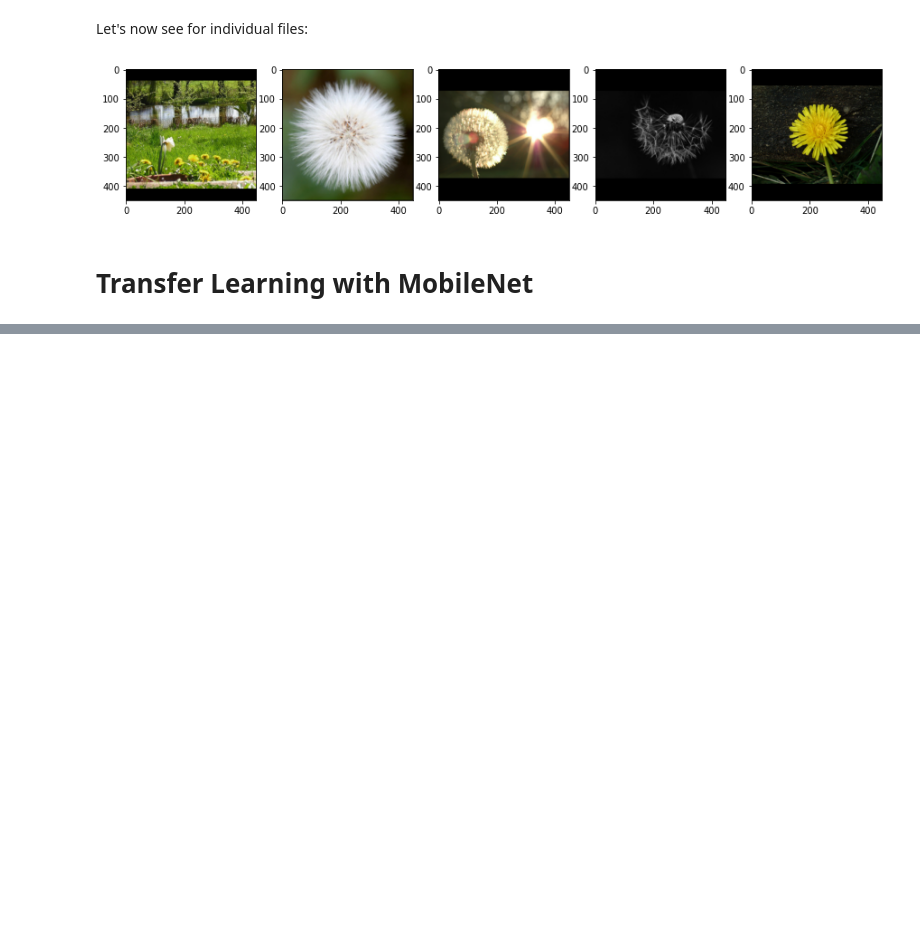
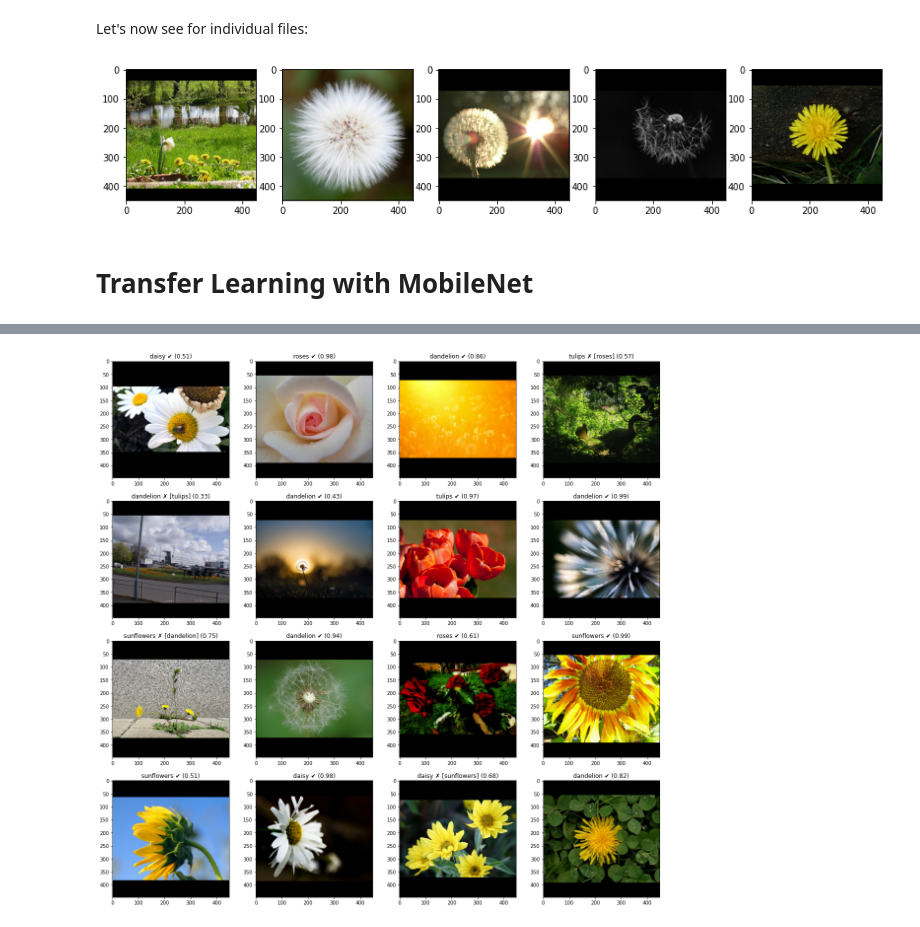
Before and after one commit to mmenendezg/Books, a Jupyter notebook: practical_ml_for_computer_vision/notebooks/chapter_6/c_reuse_layers.ipynb, the cells around one changed output, grey strips where cells are left out. Drawn from its saved outputs; the diff is of its cells as text; code cells hidden in the pictures; blank space fills up the shorter version.

```diff
--- a/practical_ml_for_computer_vision/notebooks/chapter_6/c_reuse_layers.ipynb
+++ b/practical_ml_for_computer_vision/notebooks/chapter_6/c_reuse_layers.ipynb
@@ -41,9 +45,9 @@ os.environ["TFHUB_MODEL_LOAD_FORMAT"] = "COMPRESSED"
 # %% [markdown]
 # Helper Functions
 # %%
-def get_logdir(format="full"):
+def get_logdir():
     run_id = time.strftime("run_%Y%m%d-%H%M%S")
-    logdir = os.path.join("..", "..", "reports", "logs", logdir)
+    logdir = os.path.join("..", "..", "reports", "logs", run_id)
     return logdir
 # %% [markdown]
 # Constants
@@ -168,0 +198,2 @@ def train_and_evaluate(lrate=0.001, l1=0.0, l2=0.0, num_hidden=16):
+# %%
+model = train_and_evaluate()
@@ -168,0 +218,21 @@ def train_and_evaluate(lrate=0.001, l1=0.0, l2=0.0, num_hidden=16):
+# %%
+def plot_predictions(model, pattern):
+    dataset = create_preproc_dataset(pattern)
+    _, ax = plt.subplots(4, 4, figsize=(20, 20))
+    for idx, (image, label) in enumerate(dataset.shuffle(1000).take(16)):
+        ax[idx // 4, idx % 4].imshow((image.numpy()))
+        batch_image = tf.reshape(
+            image, [1, 2 * IMG_HEIGHT, 2 * IMG_WIDTH, IMG_CHANNELS]
+        )
+        batch_pred = model.predict(batch_image)
+        pred = batch_pred[0]
+        label = CLASS_NAMES[label.numpy()]
+        pred_label_index = tf.math.argmax(pred).numpy()
+        pred_label = CLASS_NAMES[pred_label_index]
+        prob = pred[pred_label_index]
+        title = f"{pred_label} \u2714" if (pred_label == label) else f"{pred_label} \u2717 [{label}]"
+        ax[idx // 4, idx % 4].set_title(f'{title} ({prob:.2f})')
+# %%
+plot_predictions(model, VALID_URL)
+# %% [output]
+[figure, added]
```
Also changed, not shown: parts of 7 cells of this notebook, 4 other files.
